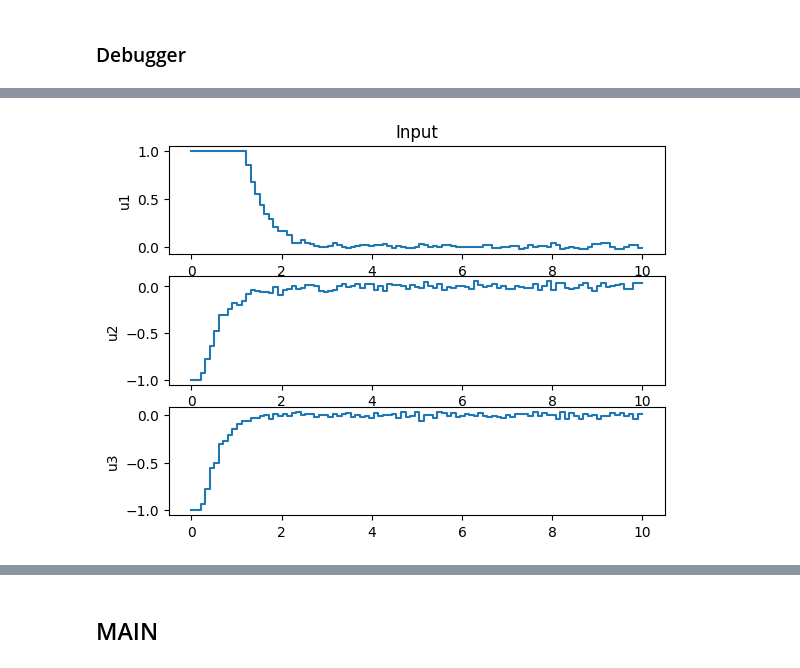
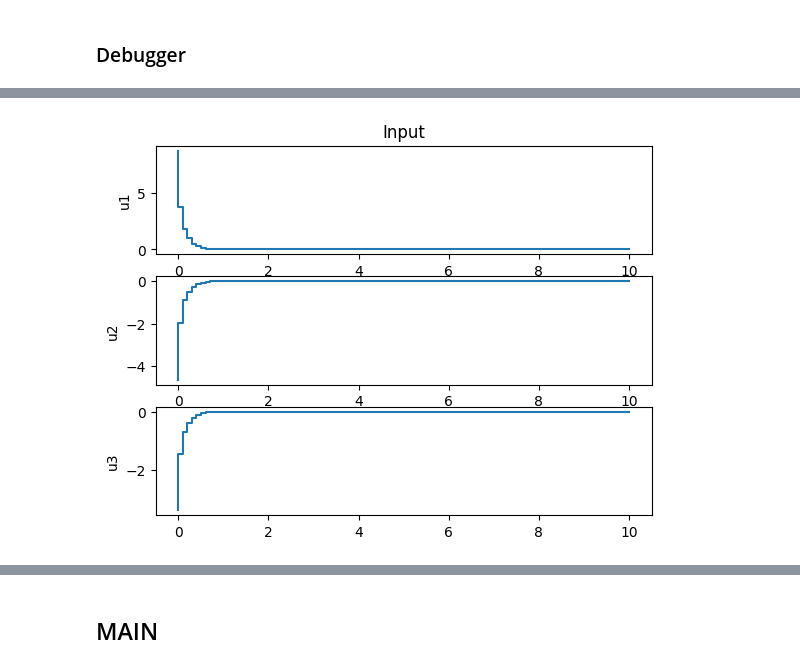
Before and after one commit to pSujet/DeepC, a Jupyter notebook: main_deepc.ipynb, the cells around one changed output, grey strips where cells are left out. Drawn from its saved outputs; the diff is of its cells as text; code cells hidden in the pictures.

Commit message:
add GROUSE

```diff
--- a/main_deepc.ipynb
+++ b/main_deepc.ipynb
@@ -34,7 +34,7 @@ np.random.seed(1)
 u_seq = np.array(np.random.rand(m,n_sim))
 # measurement noise
 mu = 0 #0.5
-sigma = 0.1 # 0.2
+sigma = 0.0 # 0.2
 
 # Collect data
 for t in range(n_sim):
@@ -55,26 +55,30 @@ params['Q'] = np.eye(3)
 params['R'] = np.eye(3)*10
 params['lambda_slack'] = 10**3# 10**7
 params['lambda_g'] = 100#300# 100
+params['ulim'] = 5
 
 # create controller
-controller = DeePC(params)
+controller = DeePC(params,constr_u = False)
 # controller.create_Hankel_check()
 
 # offline computation
 controller.create_Hankel_check()
 controller.create_Hankel()
 
-# Simulation
+# Simulation setup for initial state
 x0 = np.array([[-20],[5],[1]])
 t_step = 0.1
-t_sim = 1.0;                                   # simulation time
+t_sim = 1.0                                    # simulation time
 n_sim = ceil(t_sim/t_step)                     # Number of simulation step
 x = x0
 xData_ini = np.empty((n,n_sim+1))
 xData_ini[:,[0]] = x0;
 uData_ini = np.empty((m,n_sim))
-yData_ini = np.empty((n,n_sim+1))
-yData_ini[:,[0]] = x0;
+yData_ini = np.empty((p,n_sim+1))
+yData_ini[:,[0]] = x0
+Tini = n
+u_obs = np.zeros((m*(Tini + params['N']),1))
+y_obs = np.zeros((p*(Tini + params['N']),1))
 
 # Generate random input sequence
 np.random.seed(5)
@@ -90,7 +94,23 @@ for t in range(n_sim):
     xData_ini[:,[t+1]] = x
     yData_ini[:,[t+1]] = y
 
+    # update V_obs
+    u_obs = np.roll(u_obs,-Tini)
+    u_obs[-Tini:,:] = u
+
+    y_obs = np.roll(y_obs,-Tini)
+    y_obs[-Tini:,:] = y
+
+    u_p = u_obs[:m*Tini,:]
+    u_f = u_obs[m*Tini:,:]
+
+    y_p = y_obs[:p*Tini,:]
+    y_f = y_obs[p*Tini:,:]
+
+    v_obs = np.block([[u_p],[y_p],[u_f],[y_f]])
+
 # Simulation
+print("===== START SIMULATION =====")
 x0 = xData_ini[:,-1]
 y0 = yData_ini[:,-1]
 u_ini = np.reshape(uData_ini[:,-n:],(-1, 1), order='F')
@@ -106,10 +126,30 @@ costLog = np.empty((1,n_sim))
 yLog = np.zeros((n,n_sim+1))
 yLog[:,0] = y0
 
+# ======== GROUSE ========
+low_dimension_rank = 3*(3+5)+3
+controller.create_U1(low_dimension_rank)
+GROUSE_ENABLE = True
+step_size = 0.01
+U_true = controller.create_U1(low_dimension_rank)
+subspaceLog = np.empty((1,n_sim))
+
+if GROUSE_ENABLE:
+    U_predictor = controller.create_U1(low_dimension_rank)
+else:
+    U_predictor = controller.Hankel_PF
+
+A_0 = A[0,0]
 # run simulation
 for t in range(n_sim):
-    u = controller.computeInput(u_ini,y_ini).reshape(m, 1)
-    # u = np.zeros((m,1))
+    # if t>= 50:
+    #     if t == 50:
+    #         print("HERE")
+    #     A[0,0] = A_0 + 0.2*np.log(t)
+
+    # u = controller.computeInput(u_ini,y_ini).reshape(m, 1)
+    u = controller.computeInputGROUSE(u_ini,y_ini,U_predictor).reshape(m, 1)
+
     x = A@x+B@u
     w = np.random.normal(mu, sigma, size=(n, 1))
     y = C@x+w
@@ -121,8 +161,26 @@ for t in range(n_sim):
     xLog[:,[t+1]] = x_vec
     yLog[:,[t+1]] = y_vec
     costLog[0,[t]] = cost
+    subspaceLog[0,[t]] = np.linalg.norm(U_true@np.transpose(U_true)-U_predictor@np.transpose(U_predictor))
+
     u_ini = np.block([[u_ini[n:]],[u_vec]])
     y_ini = np.block([[y_ini[n:]],[y_vec]])
+
+    # update V_obs
+    u_obs = np.roll(u_obs,-Tini)
+    u_obs[-Tini:,:] = u_vec
+    y_obs = np.roll(y_obs,-Tini)
+    y_obs[-Tini:,:] = y_vec
+    u_p = u_obs[:m*Tini,:]
+    u_f = u_obs[m*Tini:,:]
+    y_p = y_obs[:p*Tini,:]
+    y_f = y_obs[p*Tini:,:]
+    v_obs = np.block([[u_p],[y_p],[u_f],[y_f]])
+
+    if GROUSE_ENABLE:
+        U_predictor = controller.grouse_update(U_predictor,v_obs,step_size)
+    else:
+        pass
 
 # Plot system evolution
 y_plot = plt.figure(1)
@@ -158,6 +216,15 @@ plt.subplot(313)
 plt.step(time,uLog[2,:])
 plt.ylabel('u3')
 
+# Plot subspace tracking
+sst_plot = plt.figure(3)
+time = np.linspace(0,t_sim,n_sim);
+plt.subplot(311)
+plt.plot(time,subspaceLog[0,:])
+plt.ylabel('L-gap')
+plt.title('L-gap')
+
+
 plt.show()
 # %% [output]
 33
@@ -169 +238 @@ We are good to go!!
-[figure, old version]
+[figure, new version]
```
Also changed, not shown: parts of 6 cells of this notebook, 1 other file.
